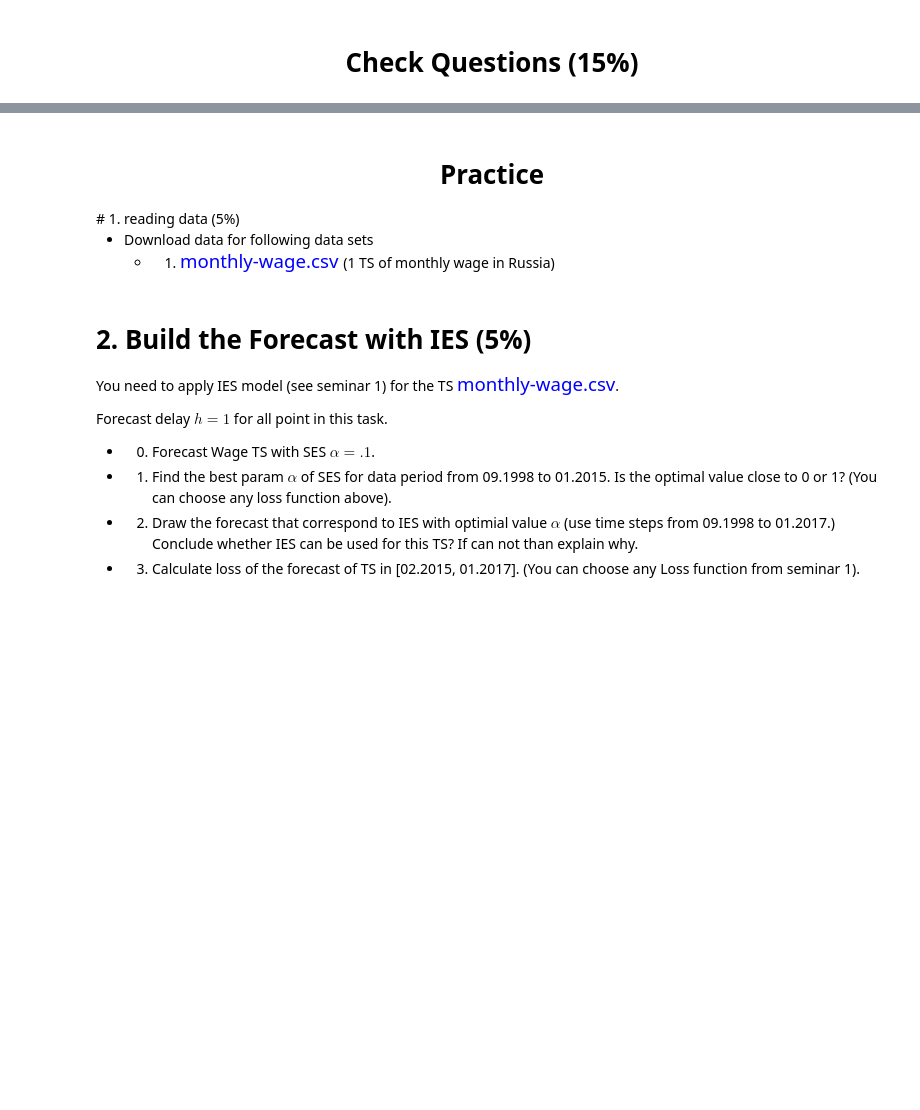
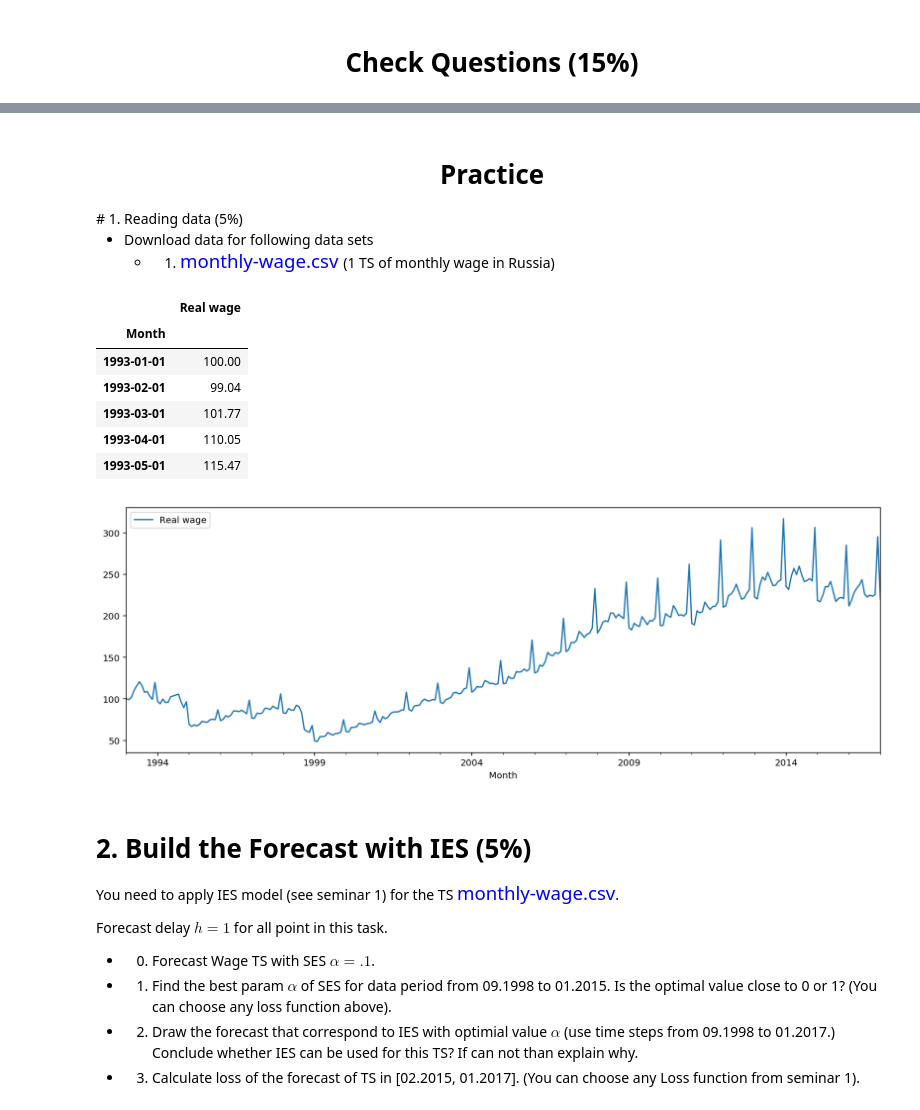
Before and after one commit to SemyonKozloff/mipt-ml, a Jupyter notebook: part-2/homework-1/hw1.ipynb, the cells around one changed output, grey strips where cells are left out. Drawn from its saved outputs; the diff is of its cells as text; code cells hidden in the pictures; blank space fills up the shorter version.

```diff
--- a/part-2/homework-1/hw1.ipynb
+++ b/part-2/homework-1/hw1.ipynb
@@ -60,6 +69,6 @@ PS: Если проверяющий не понял ответ на больши
 # %% [markdown]
 <h1 align="center"> Practice</h1>
-#  1. reading data (5%)
+#  1. Reading data (5%)
 
   * Download data for following data sets
      - 1) <span style="color:blue; font-family:'New Times Roman'; font-size:14pt">monthly-wage.csv </span>(1 TS of monthly wage in Russia)
@@ -80,3 +84,17 @@ wage.plot(figsize=(15,5))
+# %%
+wage = pd.read_csv('monthly-wage.csv', sep=';', decimal='.', index_col='Month', parse_dates=True, dayfirst=True)
+
+wage.plot(figsize=(15,5));
+wage.head()
+# %% [output]
+|  | Real wage |
+| Month |  |
+| 1993-01-01 | 100.00 |
+| 1993-02-01 | 99.04 |
+| 1993-03-01 | 101.77 |
+| 1993-04-01 | 110.05 |
+| 1993-05-01 | 115.47 |
+[figure, added]
 # %% [markdown]
 # 2. Build the Forecast with  IES (5%)
 
```
Also changed, not shown: parts of 36 cells of this notebook, 4 other files.
